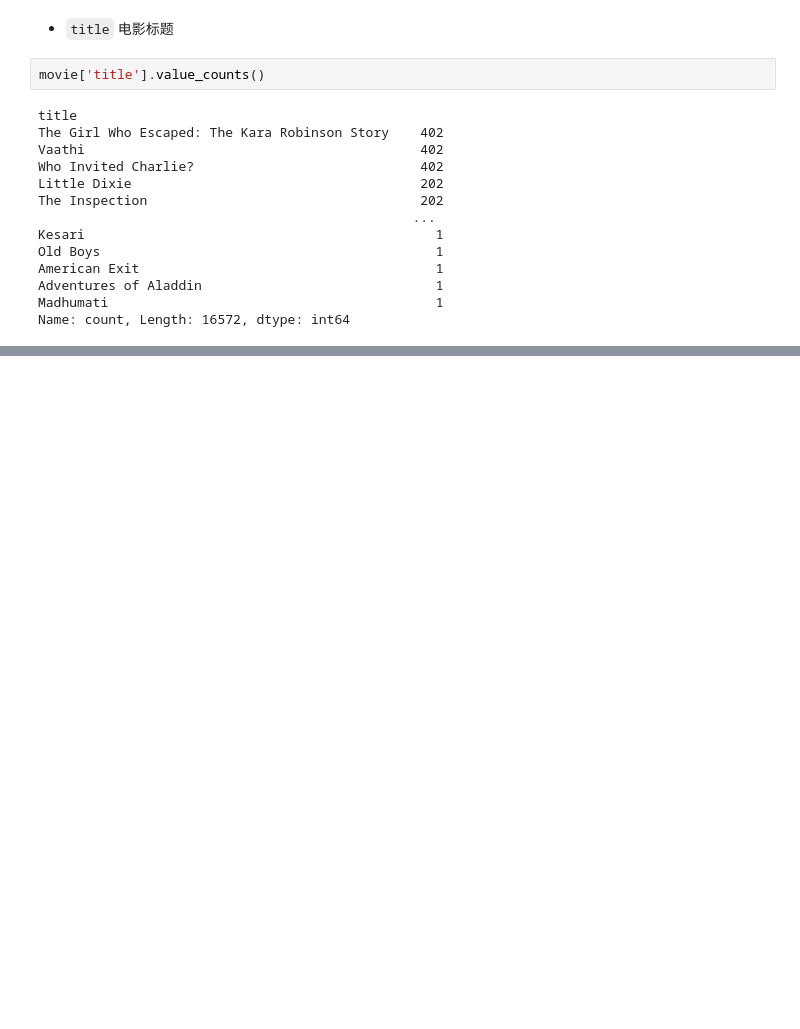
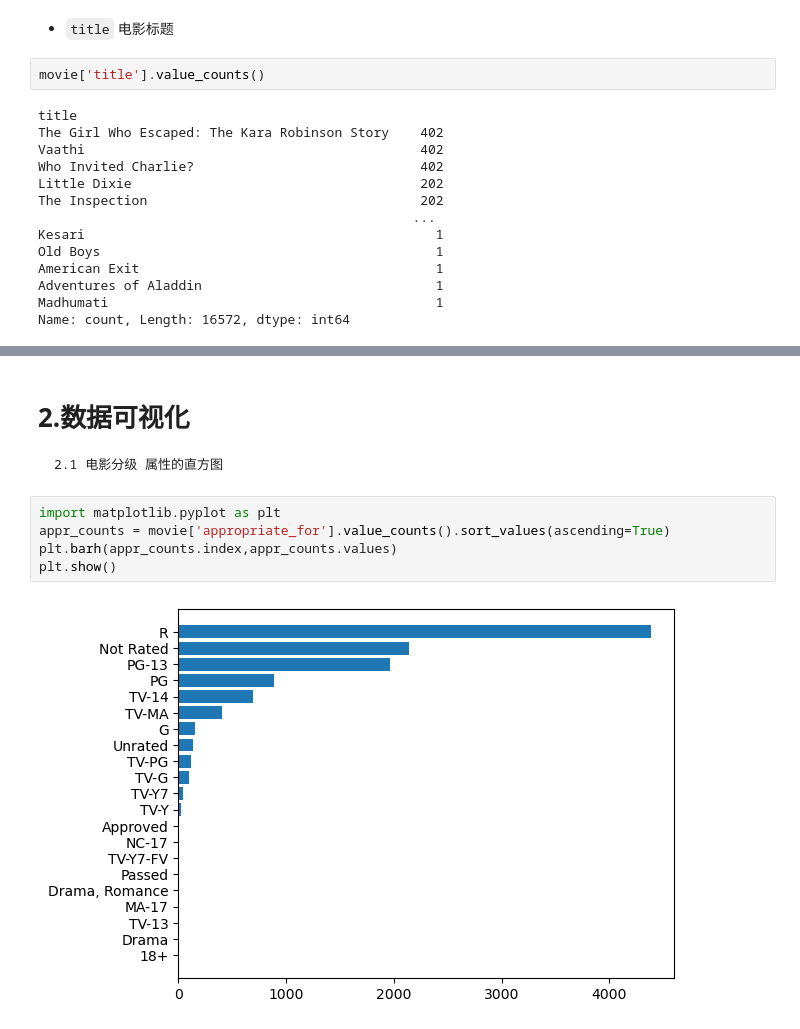
Before and after one commit to luosu2/datamining, a Jupyter notebook: movies_analysis.ipynb, the cells around one changed output, grey strips where cells are left out. Cells and saved outputs as stored; diff of their text form; blank space fills up the shorter version.

```diff
--- a/movies_analysis.ipynb
+++ b/movies_analysis.ipynb
@@ -216,0 +272,10 @@ missing_values
+# %% [markdown]
+# 2.数据可视化
+    2.1 电影分级 属性的直方图
+# %%
+import matplotlib.pyplot as plt
+appr_counts = movie['appropriate_for'].value_counts().sort_values(ascending=True)
+plt.barh(appr_counts.index,appr_counts.values)
+plt.show()
+# %% [output]
+[figure, added]
```
Also changed, not shown: parts of 22 cells of this notebook.
